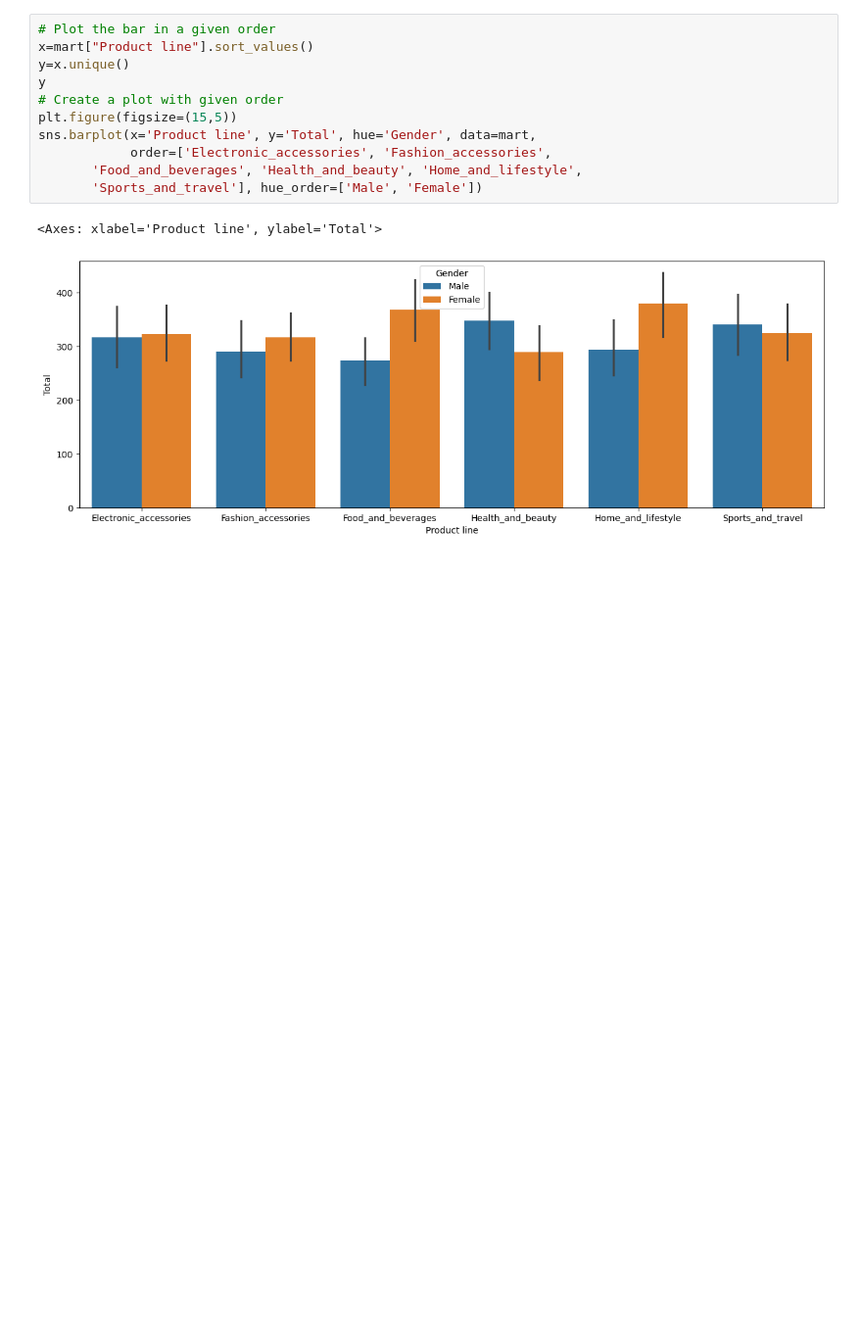
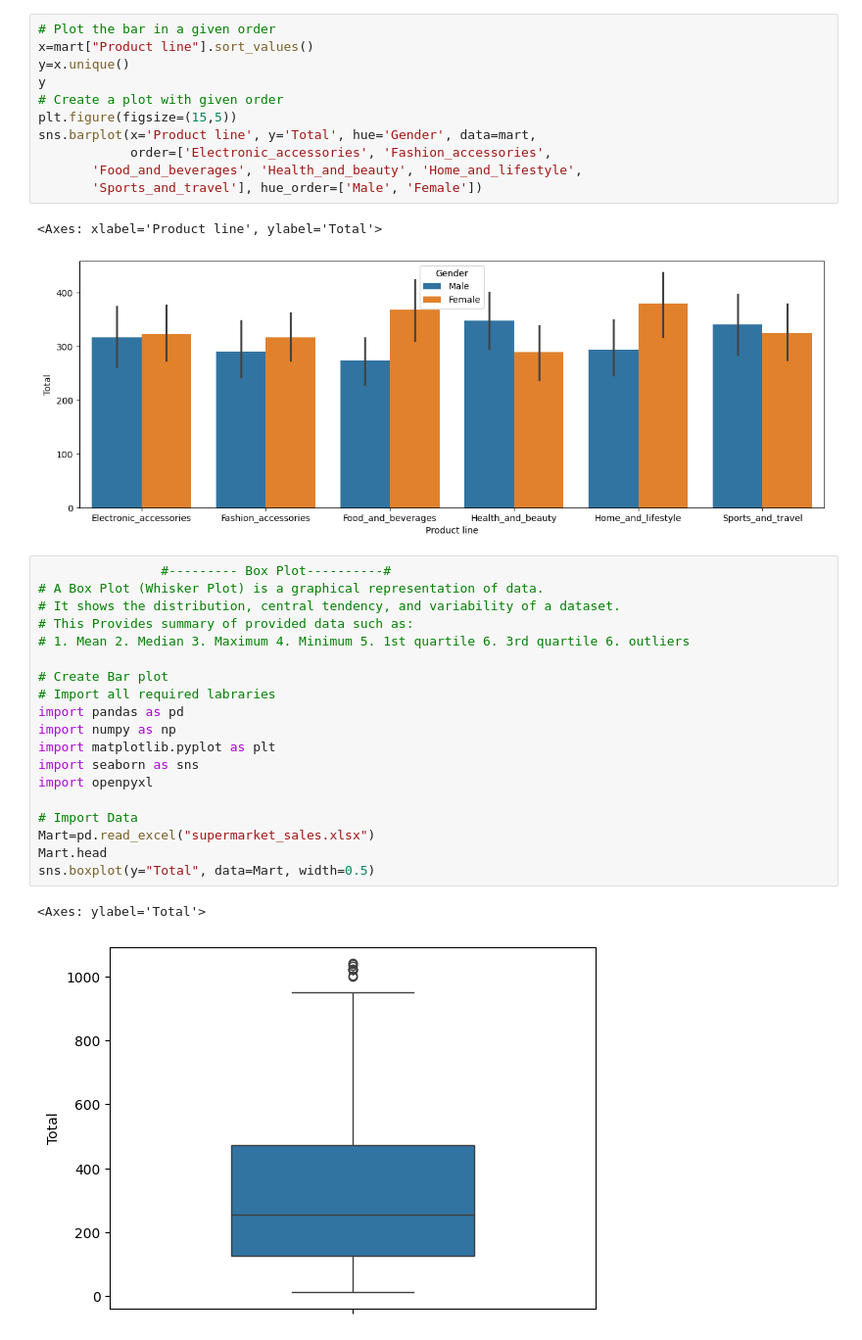
Before and after one commit to Mostafij-k/Python-Learning, a Jupyter notebook: Data/Seaborn.ipynb, the cells around one changed output. Shown at 98% size. Saved outputs shown, nothing was run; the diff lists cells and outputs as text; blank space fills up the shorter version.

Commit message:
Basic Box Plot

```diff
--- a/Data/Seaborn.ipynb
+++ b/Data/Seaborn.ipynb
@@ -145,3 +145,25 @@ sns.barplot(x='Product line', y='Total', hue='Gender', data=mart,
 # %% [output]
 <Axes: xlabel='Product line', ylabel='Total'>
 [figure]
+# %%
+                #--------- Box Plot----------#
+# A Box Plot (Whisker Plot) is a graphical representation of data.
+# It shows the distribution, central tendency, and variability of a dataset.
+# This Provides summary of provided data such as:
+# 1. Mean 2. Median 3. Maximum 4. Minimum 5. 1st quartile 6. 3rd quartile 6. outliers
+
+# Create Bar plot
+# Import all required labraries
+import pandas as pd
+import numpy as np
+import matplotlib.pyplot as plt
+import seaborn as sns
+import openpyxl
+
+# Import Data
+Mart=pd.read_excel("supermarket_sales.xlsx")
+Mart.head
+sns.boxplot(y="Total", data=Mart, width=0.5)
+# %% [output]
+<Axes: ylabel='Total'>
+[figure, added]
```
Also changed, not shown: parts of 1 cell of this notebook.
